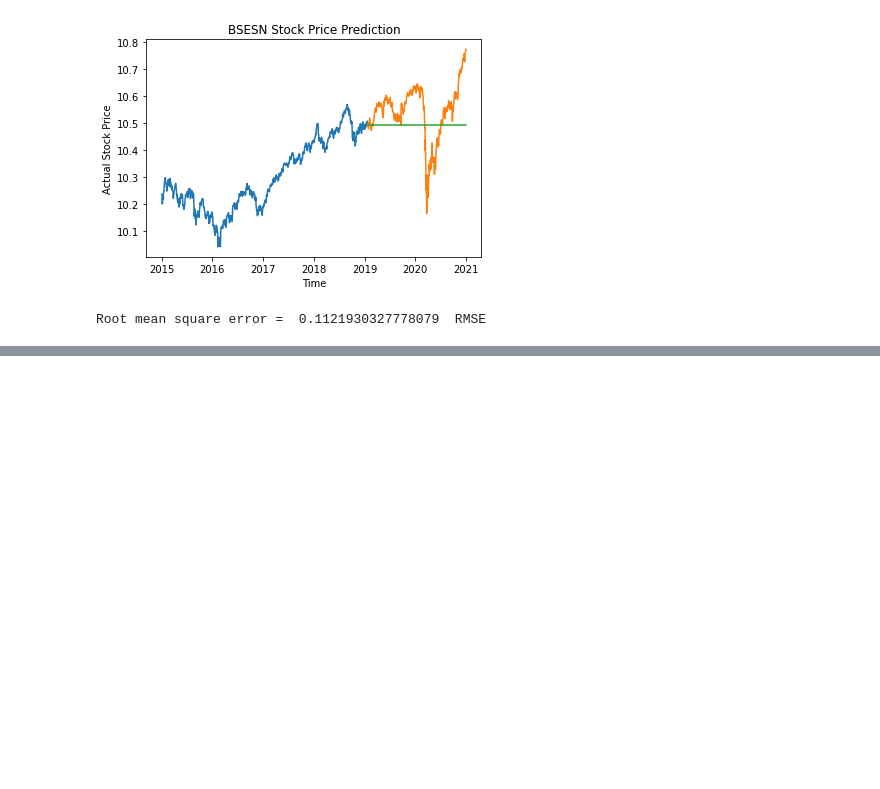
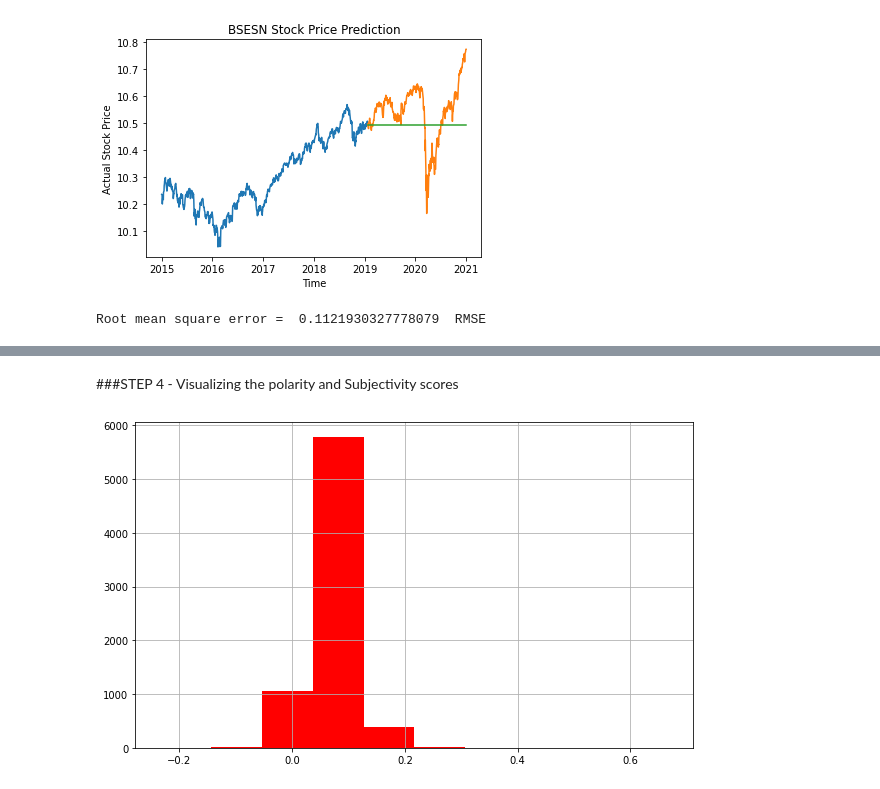
Before and after one commit to abhijeetraj22/TSF-GRIP_Tasks, a Jupyter notebook: TSF_Task_7.ipynb, the cells around one changed output, grey strips where cells are left out. Drawn from its saved outputs; the diff is of its cells as text; code cells hidden in the pictures; blank space fills up the shorter version.

```diff
--- a/TSF_Task_7.ipynb
+++ b/TSF_Task_7.ipynb
@@ -361,0 +397,4 @@ Root mean square error =  0.1121930327778079  RMSE
+# %%
+# Restructuring the date format
+news_df['Date'] = pd.to_datetime(news_df['Date'],format= '%Y %m %d')
+news_df
@@ -361,0 +415,6 @@ Root mean square error =  0.1121930327778079  RMSE
+# %%
+#Grouping the headlines for each day
+news_df['News'] = news_df.groupby(['Date']).transform(lambda x : ' '.join(x))
+news_df = news_df.drop_duplicates()
+news_df.reset_index(inplace = True, drop = True)
+news_df
@@ -361,0 +452,12 @@ Root mean square error =  0.1121930327778079  RMSE
+# %%
+#Functions to get the subjectivity and polarity
+def getSubjectivity(text):
+  return TextBlob(text).sentiment.subjectivity
+
+def getPolarity(text):
+  return  TextBlob(text).sentiment.polarity
+# %%
+#Adding subjectivity and polarity columns
+news_df['Subjectivity'] = news_df['News'].apply(getSubjectivity)
+news_df['Polarity'] = news_df['News'].apply(getPolarity)
+news_df
@@ -361,0 +488,7 @@ Root mean square error =  0.1121930327778079  RMSE
+# %% [markdown]
+###STEP 4 - Visualizing the polarity and Subjectivity scores
+# %%
+plt.figure(figsize = (10,6))
+news_df['Polarity'].hist(color = 'red');
+# %% [output]
+[figure, added]
```
Also changed, not shown: parts of 59 cells of this notebook.
